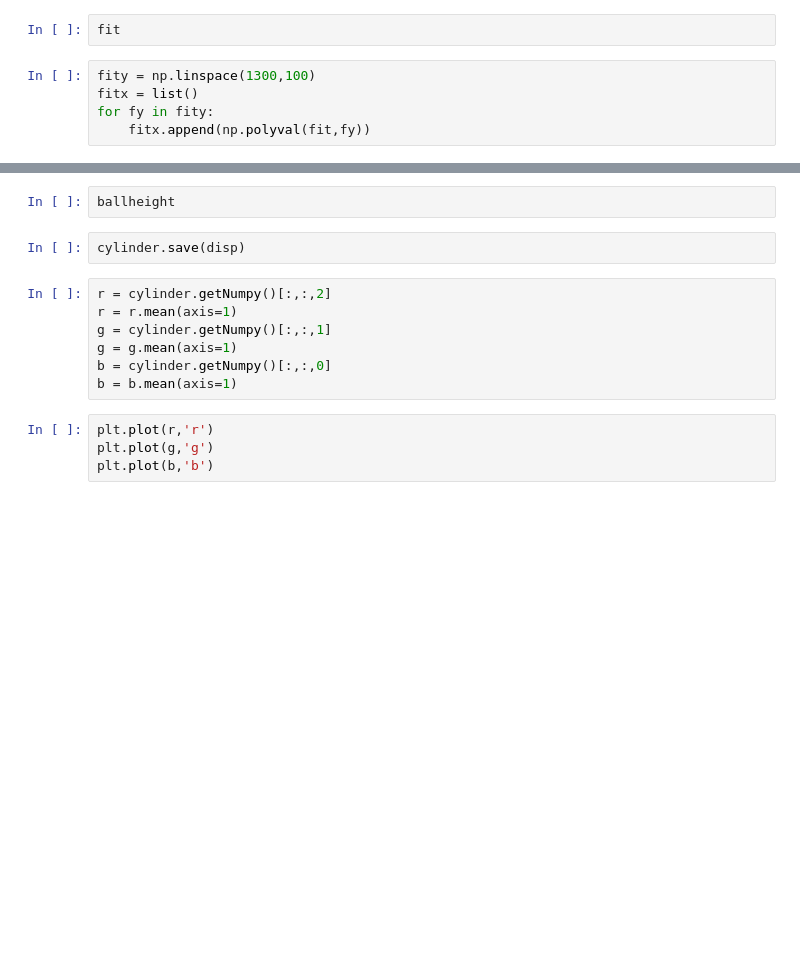
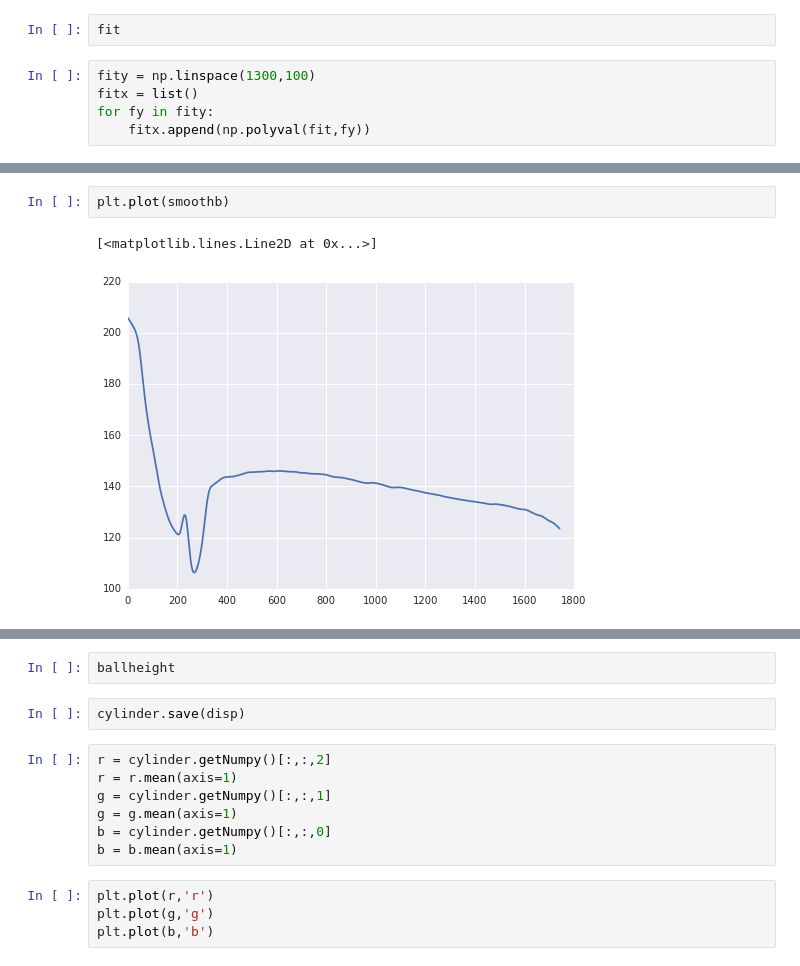
Before and after one commit to mechiris/AutoPumpTestRig2.0, a Jupyter notebook: notebooks/autopumpvision.ipynb, the cells around one changed output, grey strips where cells are left out. Cells and saved outputs as stored; diff of their text form; blank space fills up the shorter version.

```diff
--- a/notebooks/autopumpvision.ipynb
+++ b/notebooks/autopumpvision.ipynb
@@ -94,0 +160,5 @@ except:
+# %%
+plt.plot(smoothb)
+# %% [output]
+[<matplotlib.lines.Line2D at 0x...>]
+[figure, added]
```
Also changed, not shown: parts of 26 cells of this notebook.
